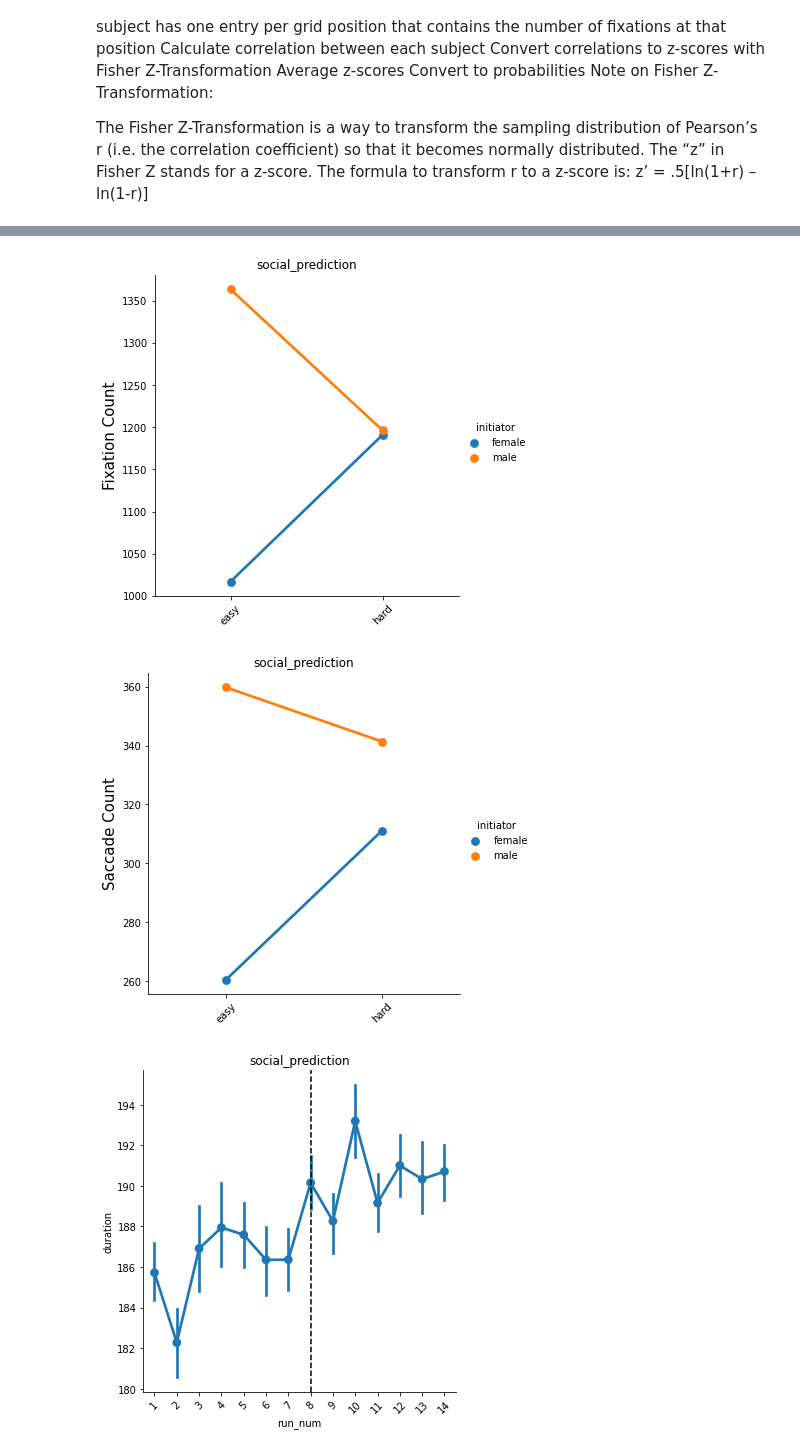
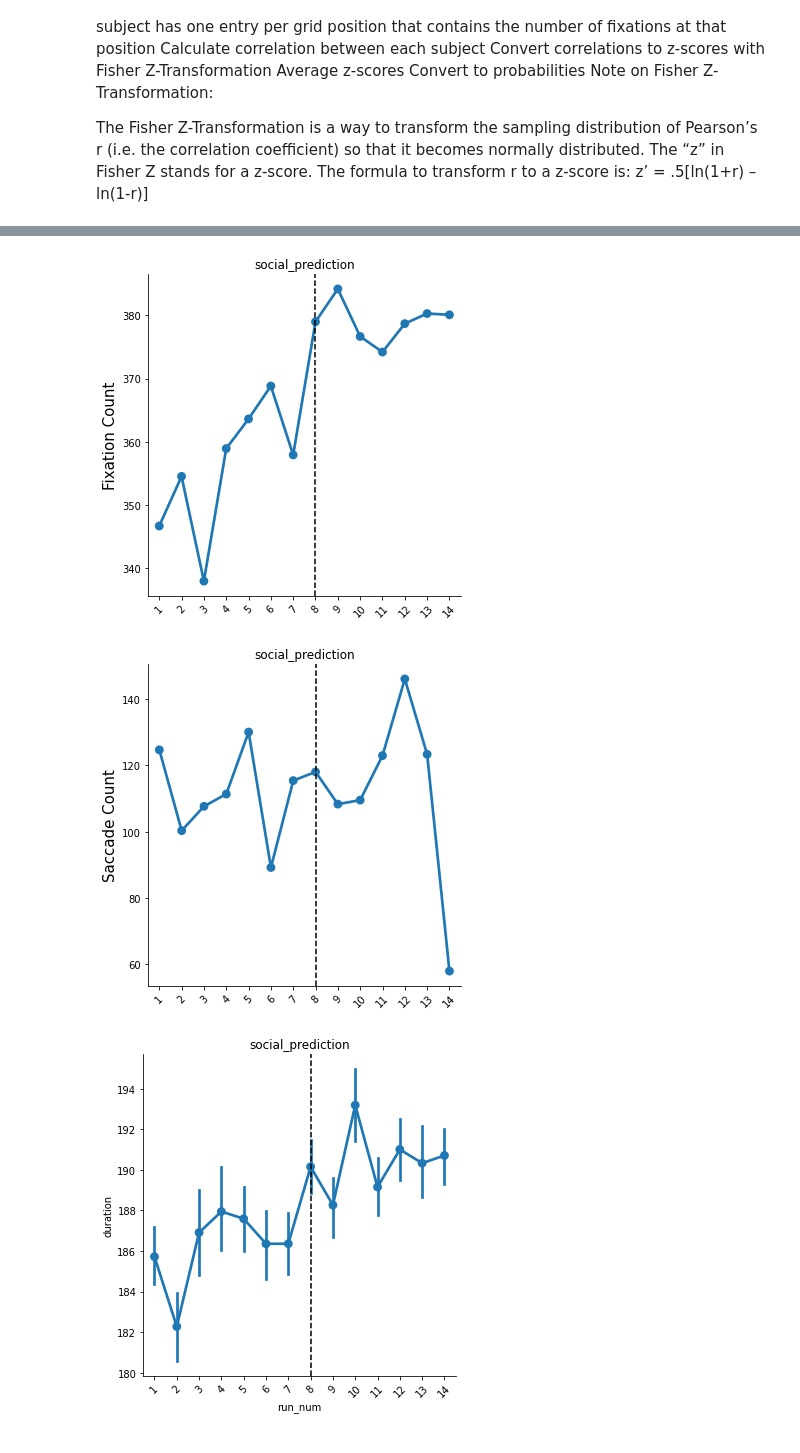
Before and after one commit to maedbhk/action_prediction, a Jupyter notebook: notebooks/1.0-mk-social_prediction.ipynb, the cells around one changed output, grey strips where cells are left out. Cells and saved outputs as stored; diff of their text form; code cells hidden in the pictures.

```diff
--- a/notebooks/1.0-mk-social_prediction.ipynb
+++ b/notebooks/1.0-mk-social_prediction.ipynb
@@ -104,13 +119,13 @@ sns.barplot(x='observer', y='avrg_zscore', data=results)
 # %%
 # plot fixation count
-vis.plot_fixation_count(dataframe=df_merged, x='condition_name', hue='initiator')
+vis.plot_fixation_count(dataframe=df_merged, x='run_num', hue=None)
 # %% [output]
-[figure, old version]
+[figure, new version]
 # %%
 # plot saccade count
-vis.plot_saccade_count(dataframe=df_merged, x='condition_name', hue='initiator')
+vis.plot_saccade_count(dataframe=df_merged, x='run_num', hue=None)
 # %% [output]
-[figure, old version]
+[figure, new version]
 # %%
 # plot fixation duration
 vis.plot_fixation_duration(dataframe=df_merged, x='run_num', hue=None)
```
Also changed, not shown: parts of 6 cells of this notebook, 2 other files.
